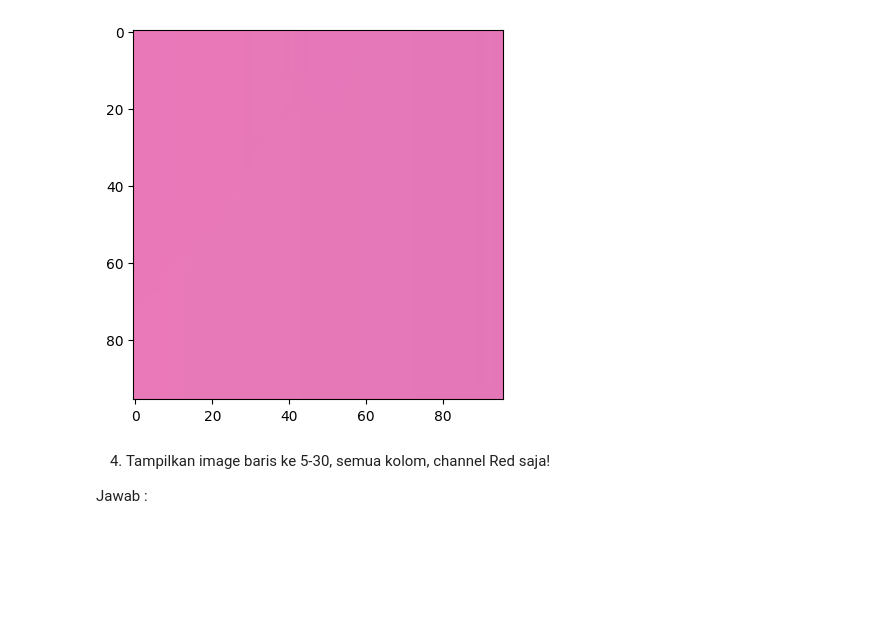
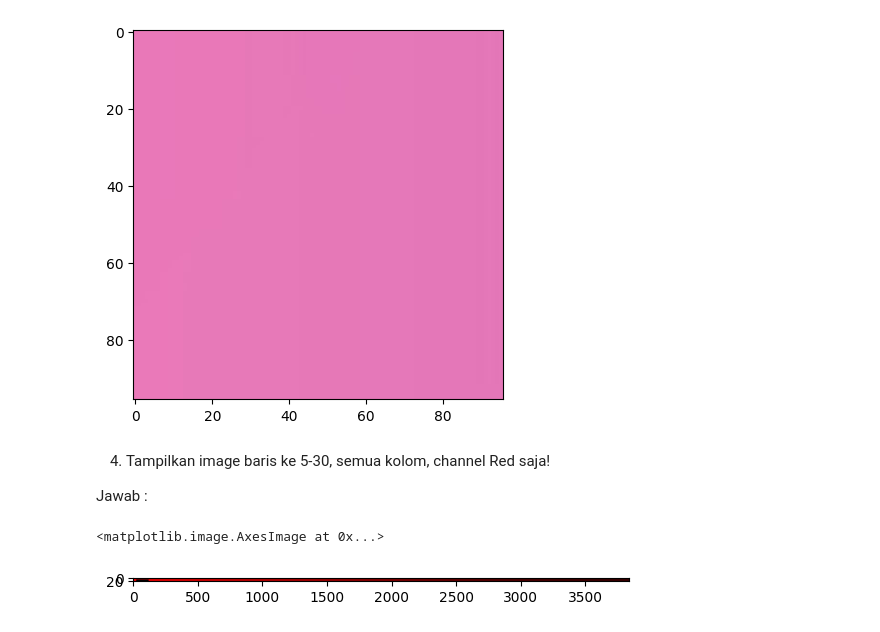
Before and after one commit to Elfeny7/ComputerVision_Learn, a Jupyter notebook: Week2.ipynb, the cells around one changed output. Cells and saved outputs as stored; diff of their text form; code cells hidden in the pictures; blank space fills up the shorter version.

```diff
--- a/Week2.ipynb
+++ b/Week2.ipynb
@@ -208,3 +208,12 @@ plt.imshow(cropped_rgb_img)
 4. Tampilkan image baris ke 5-30, semua kolom, channel Red saja!
 
 Jawab :
+# %%
+cropped_img2 = img[5:30, :]
+cropped_img2[:, :, 1] = 0
+cropped_img2[:, :, 0] = 0
+cropped_rgb_img2 = cv.cvtColor(cropped_img2, cv.COLOR_BGR2RGB)
+plt.imshow(cropped_rgb_img2)
+# %% [output]
+<matplotlib.image.AxesImage at 0x...>
+[figure, added]
```
Also changed, not shown: parts of 3 cells of this notebook.
